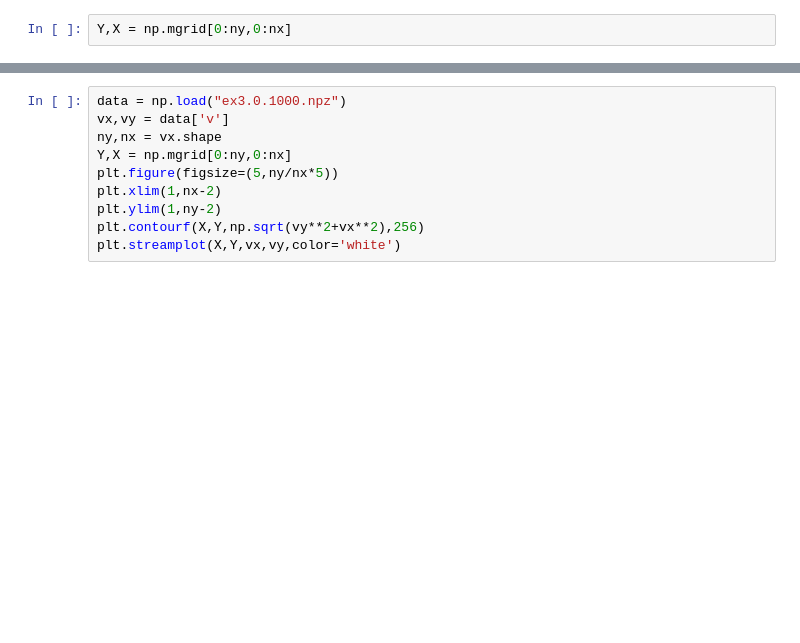
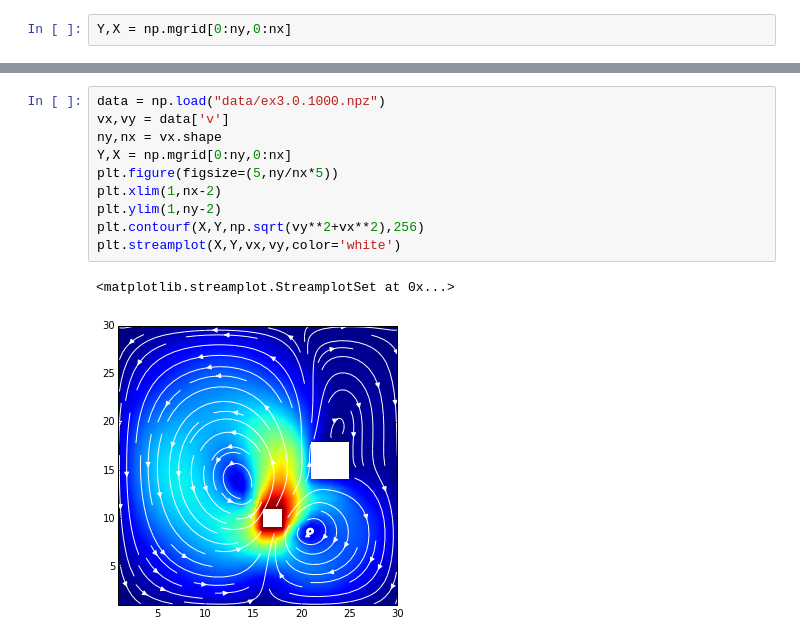
Before and after one commit to marcinofulus/LBM_tutorial, a Jupyter notebook: LBM_tutorial01.ipynb, the cells around one changed output, grey strips where cells are left out. Saved outputs shown, nothing was run; the diff lists cells and outputs as text; blank space fills up the shorter version.

```diff
--- a/LBM_tutorial01.ipynb
+++ b/LBM_tutorial01.ipynb
@@ -180,10 +307,13 @@ python ex3.py --max_iters=1000 --every=1000 \
 # %%
-data = np.load("ex3.0.1000.npz")
+data = np.load("data/ex3.0.1000.npz")
 vx,vy = data['v']
 ny,nx = vx.shape
 Y,X = np.mgrid[0:ny,0:nx]
 plt.figure(figsize=(5,ny/nx*5))
 plt.xlim(1,nx-2)
 plt.ylim(1,ny-2)
 plt.contourf(X,Y,np.sqrt(vy**2+vx**2),256)
 plt.streamplot(X,Y,vx,vy,color='white')
+# %% [output]
+<matplotlib.streamplot.StreamplotSet at 0x...>
+[figure, added]
```
Also changed, not shown: parts of 31 cells of this notebook, 3 other files.
